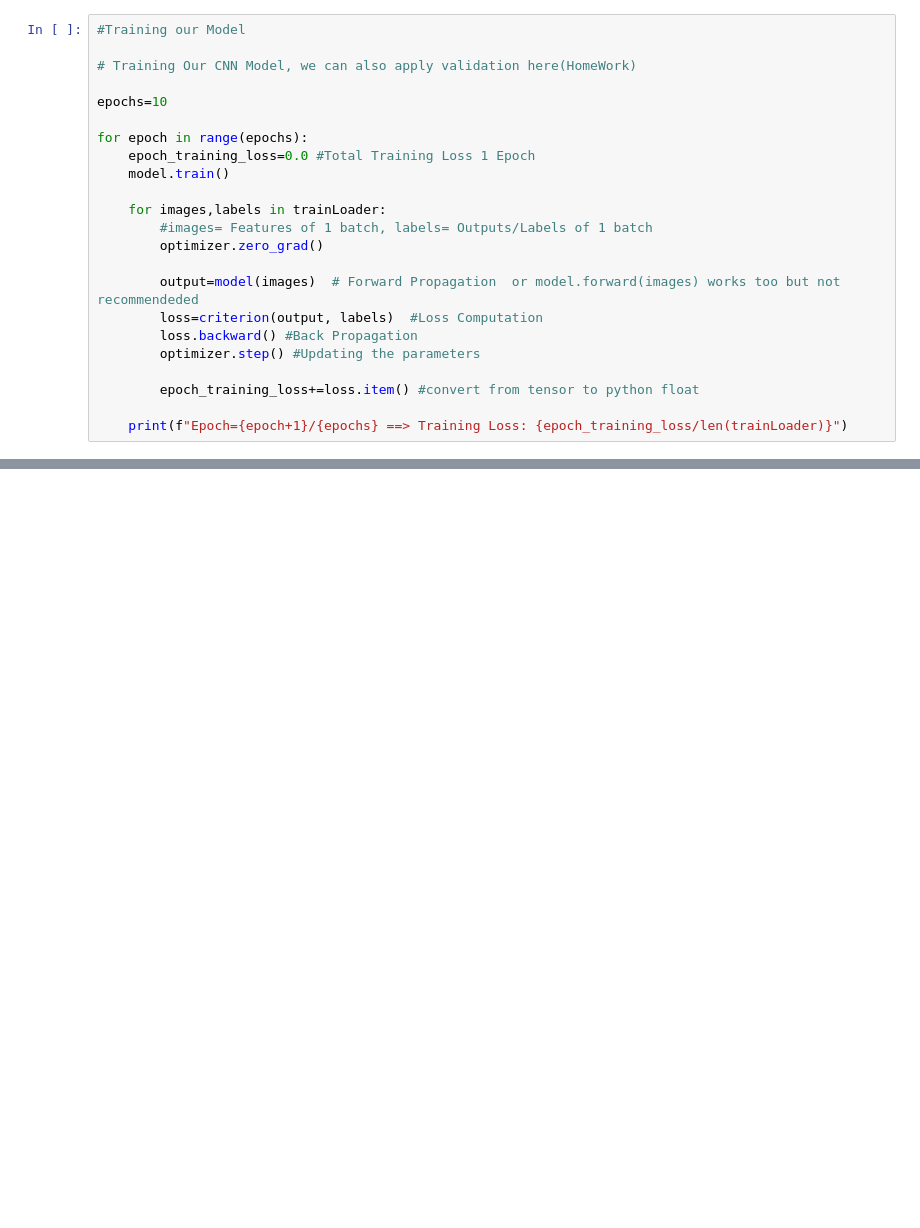
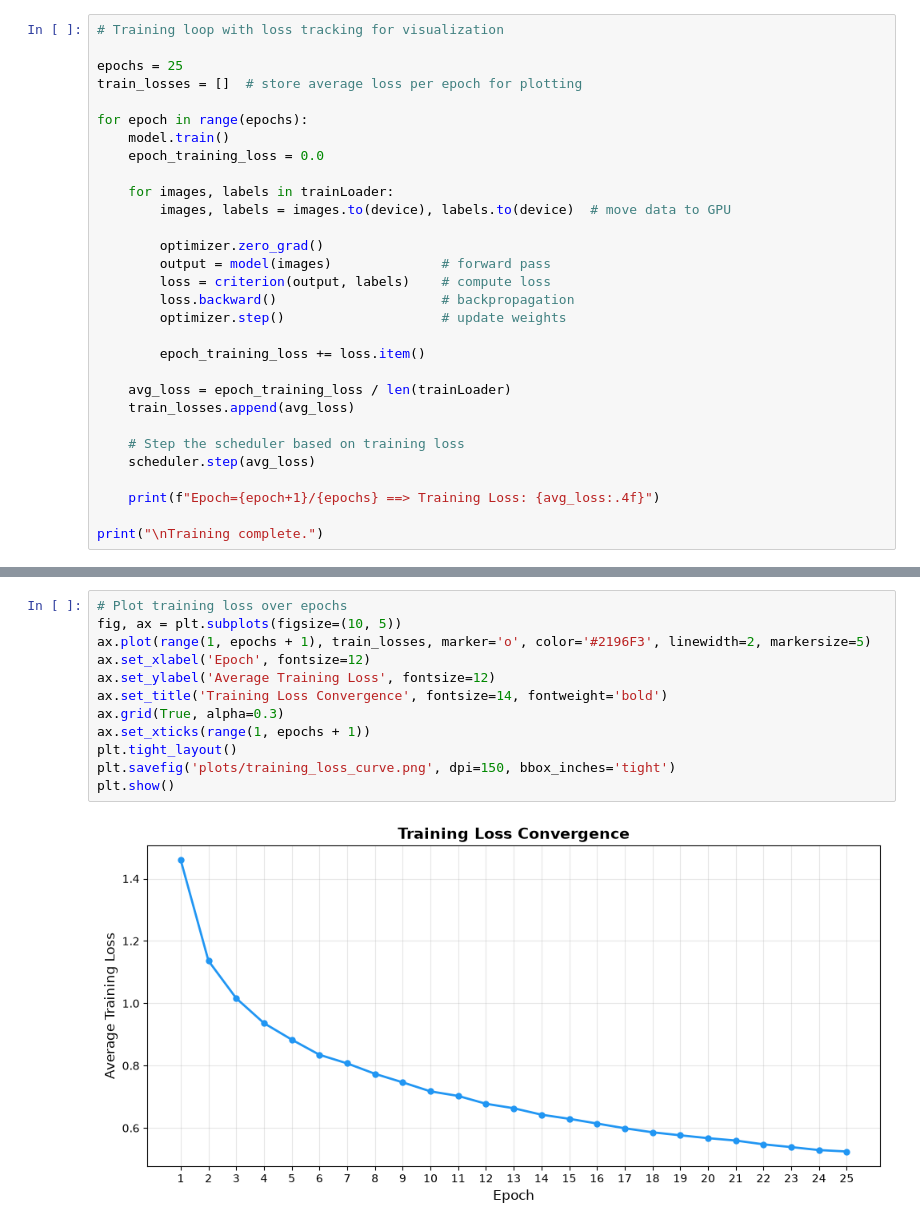
Before and after one commit to sanjaynayak1224/Convolutional_Neural_Networks-Image_Classification, a Jupyter notebook: CNN_Classification.ipynb, the cells around one changed output, grey strips where cells are left out. Cells and saved outputs as stored; diff of their text form; blank space fills up the shorter version.

```diff
--- a/CNN_Classification.ipynb
+++ b/CNN_Classification.ipynb
@@ -76,24 +158,31 @@ optimizer=optim.Adam(model.parameters())
 # %%
-#Training our Model
+# Training loop with loss tracking for visualization
 
-# Training Our CNN Model, we can also apply validation here(HomeWork)
-
-epochs=10
+epochs = 25
+train_losses = []  # store average loss per epoch for plotting
 
 for epoch in range(epochs):
-    epoch_training_loss=0.0 #Total Training Loss 1 Epoch
     model.train()
+    epoch_training_loss = 0.0
 
-    for images,labels in trainLoader:
-        #images= Features of 1 batch, labels= Outputs/Labels of 1 batch
+    for images, labels in trainLoader:
+        images, labels = images.to(device), labels.to(device)  # move data to GPU
+
         optimizer.zero_grad()
+        output = model(images)              # forward pass
+        loss = criterion(output, labels)    # compute loss
+        loss.backward()                     # backpropagation
+        optimizer.step()                    # update weights
 
-        output=model(images)  # Forward Propagation  or model.forward(images) works too but not recommendeded
-        loss=criterion(output, labels)  #Loss Computation
-        loss.backward() #Back Propagation
-        optimizer.step() #Updating the parameters
+        epoch_training_loss += loss.item()
 
-        epoch_training_loss+=loss.item() #convert from tensor to python float
+    avg_loss = epoch_training_loss / len(trainLoader)
+    train_losses.append(avg_loss)
 
-    print(f"Epoch={epoch+1}/{epochs} ==> Training Loss: {epoch_training_loss/len(trainLoader)}")
+    # Step the scheduler based on training loss
+    scheduler.step(avg_loss)
+
+    print(f"Epoch={epoch+1}/{epochs} ==> Training Loss: {avg_loss:.4f}")
+
+print("\nTraining complete.")
 # %% [output]
@@ -109,0 +209,14 @@ Epoch=10/10 ==> Training Loss: 0.0653398853922894
+# %%
+# Plot training loss over epochs
+fig, ax = plt.subplots(figsize=(10, 5))
+ax.plot(range(1, epochs + 1), train_losses, marker='o', color='#2196F3', linewidth=2, markersize=5)
+ax.set_xlabel('Epoch', fontsize=12)
+ax.set_ylabel('Average Training Loss', fontsize=12)
+ax.set_title('Training Loss Convergence', fontsize=14, fontweight='bold')
+ax.grid(True, alpha=0.3)
+ax.set_xticks(range(1, epochs + 1))
+plt.tight_layout()
+plt.savefig('plots/training_loss_curve.png', dpi=150, bbox_inches='tight')
+plt.show()
+# %% [output]
+[figure, added]
```
Also changed, not shown: parts of 21 cells of this notebook, 8 other files.
